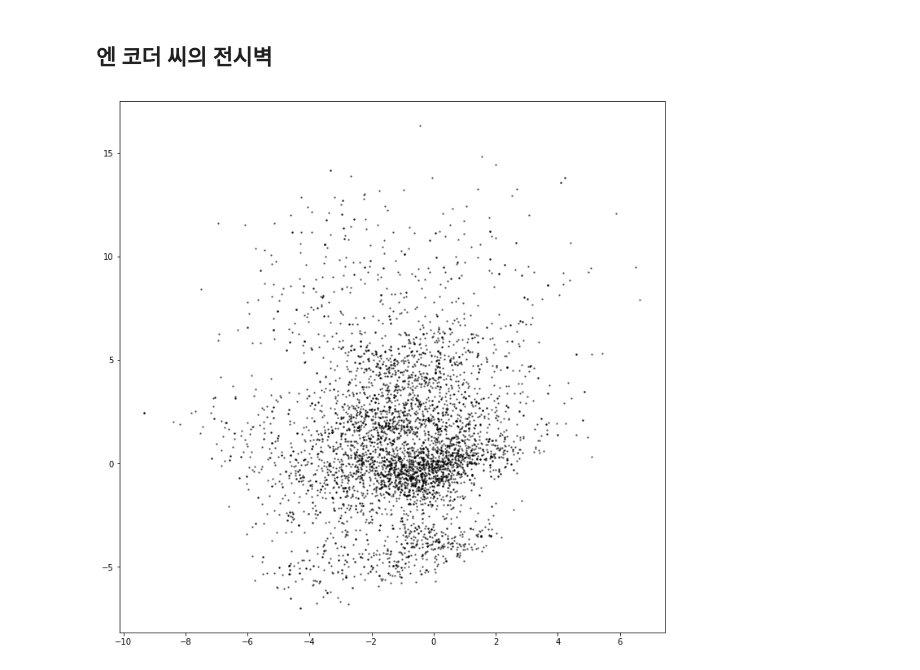
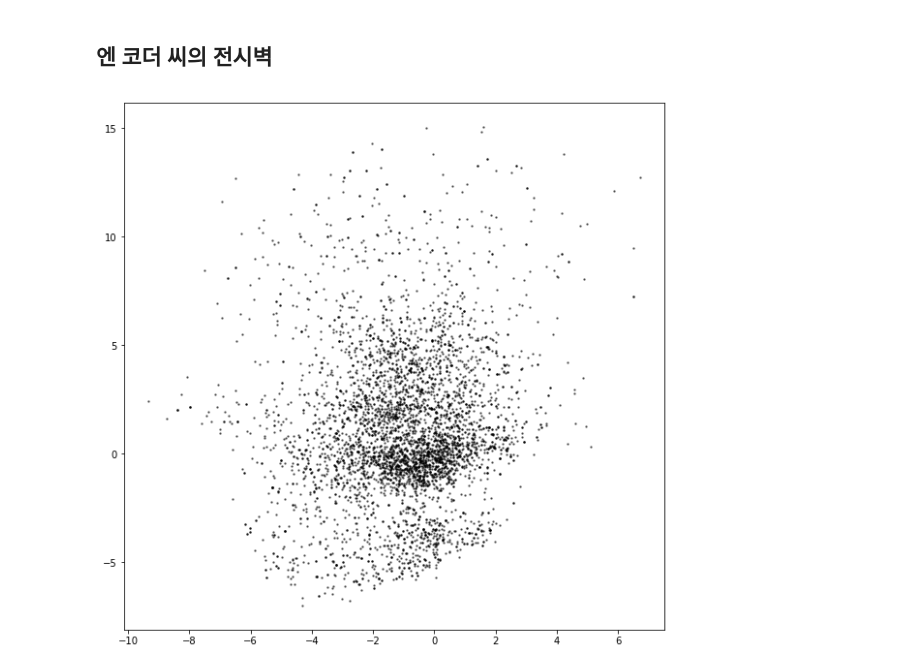
Before and after one commit to yuchanmo/GDL_code, a Jupyter notebook: 03_02_autoencoder_analysis.ipynb, the cells around one changed output. Drawn from its saved outputs; the diff is of its cells as text; code cells hidden in the pictures.

```diff
--- a/03_02_autoencoder_analysis.ipynb
+++ b/03_02_autoencoder_analysis.ipynb
@@ -65,22 +66,23 @@ for i in range(n_to_show):
 # %%
 n_to_show = 5000
 grid_size = 15
-figsize = 12
+figsize = 10
 
 example_idx = np.random.choice(range(len(x_test)), n_to_show)
 example_images = x_test[example_idx]
 example_labels = y_test[example_idx]
 
 z_points = AE.encoder.predict(example_images)
 
 min_x = min(z_points[:, 0])
 max_x = max(z_points[:, 0])
 min_y = min(z_points[:, 1])
 max_y = max(z_points[:, 1])
 
 plt.figure(figsize=(figsize, figsize))
 plt.scatter(z_points[:, 0] , z_points[:, 1], c='black', alpha=0.5, s=2)
+
 plt.show()
 # %% [output]
-[figure, old version]
+[figure, new version]
 # %% [markdown]
```
Also changed, not shown: parts of 6 cells of this notebook, 3 other files.
